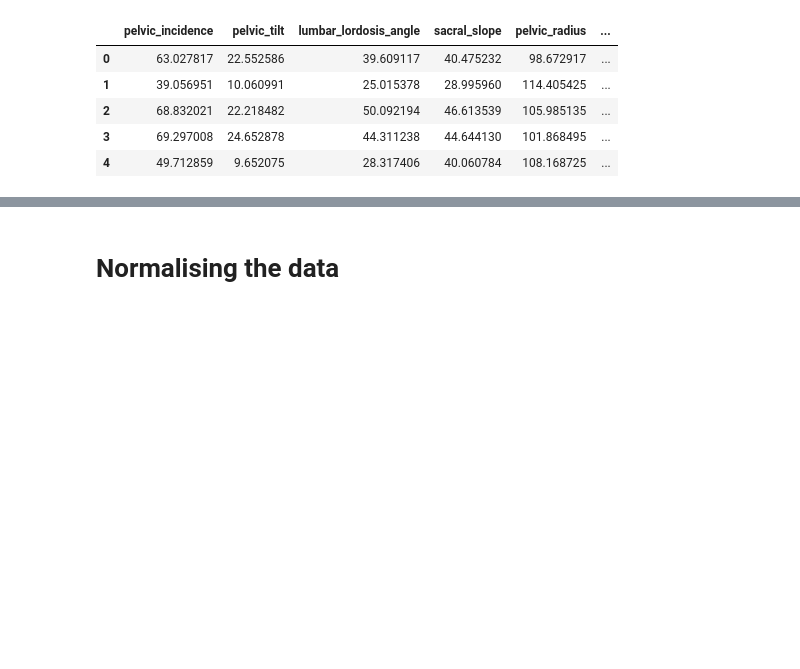
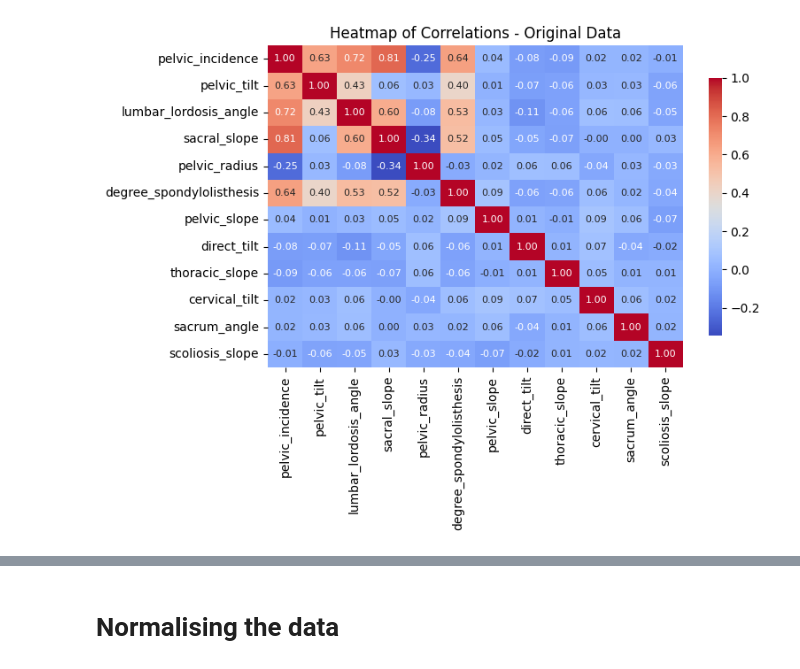
Before and after one commit to DSkilton/ML_Approaches_for_Predicting_Spinal_Disorders, a Jupyter notebook: main.ipynb, the cells around one changed output, grey strips where cells are left out. Drawn from its saved outputs; the diff is of its cells as text; code cells hidden in the pictures; blank space fills up the shorter version.

```diff
--- a/main.ipynb
+++ b/main.ipynb
@@ -42,15 +51,19 @@ base_scores = {
     'Neural Network': [],
     'Random Forest Classifier': [],
 }
-# %%
-# Loading data
-unclean_data = pd.read_csv('./data_set/combined.csv')
-unclean_data.head()
-# unclean_data.info()
-# %% [output]
-|  | pelvic_incidence | pelvic_tilt | lumbar_lordosis_angle | sacral_slope | pelvic_radius | ... |
-| 0 | 63.027817 | 22.552586 | 39.609117 | 40.475232 | 98.672917 | ... |
-| 1 | 39.056951 | 10.060991 | 25.015378 | 28.995960 | 114.405425 | ... |
-| 2 | 68.832021 | 22.218482 | 50.092194 | 46.613539 | 105.985135 | ... |
-| 3 | 69.297008 | 24.652878 | 44.311238 | 44.644130 | 101.868495 | ... |
-| 4 | 49.712859 | 9.652075 | 28.317406 | 40.060784 | 108.168725 | ... |
+# %%
+# Loading data
+unclean_data = pd.read_csv('./data_set/combined.csv')
+unclean_data.head()
+# unclean_data.info()
+
+# Remove the 'class' column to get only numeric columns for the heatmap
+numeric_data = unclean_data.copy().drop(columns=['class'])
+
+plt.figure(figsize=(8, 6))
+sns.heatmap(numeric_data.corr(), annot=True, fmt=".2f", cmap="coolwarm", annot_kws={'size':8}, cbar_kws={'shrink': .8})
+plt.title('Heatmap of Correlations - Original Data', fontsize=12)
+plt.tight_layout()
+plt.show()
+# %% [output]
+[figure, added]
```
Also changed, not shown: parts of 52 cells of this notebook, 2 other files.
